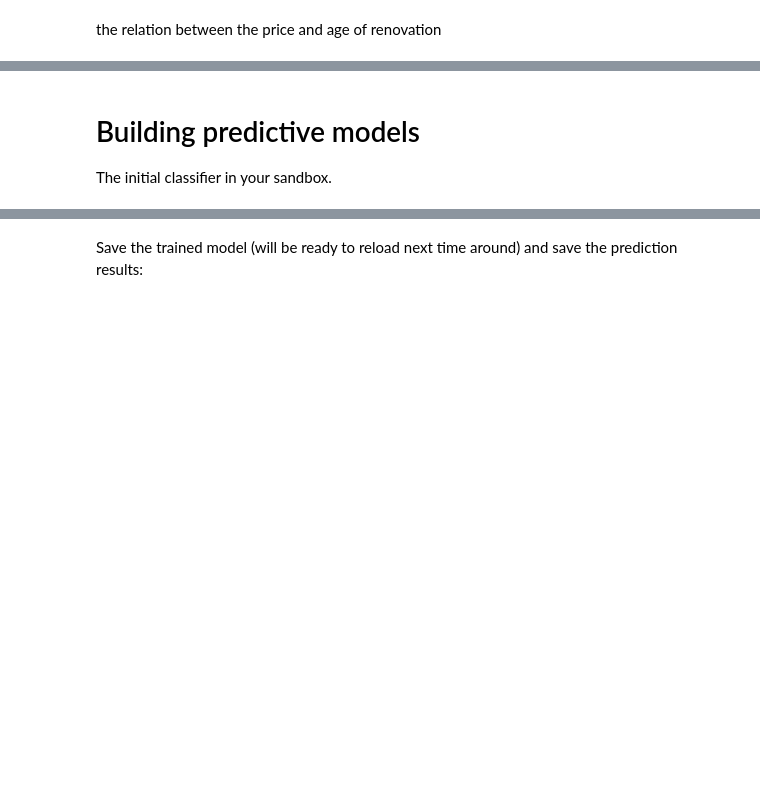
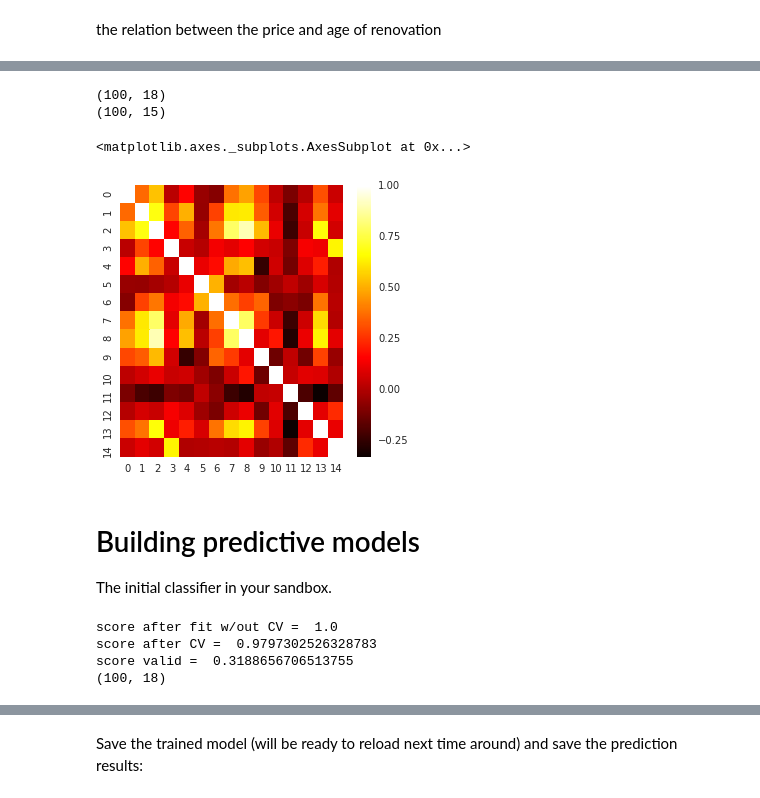
Before and after one commit to solidarite/friend, a Jupyter notebook: README.ipynb, the cells around one changed output, grey strips where cells are left out. Cells and saved outputs as stored; diff of their text form; code cells hidden in the pictures; blank space fills up the shorter version.

Commit message:
plsrs model et un toutpetit peu de prepro

```diff
--- a/README.ipynb
+++ b/README.ipynb
@@ -156,3 +220,22 @@ sns.heatmap(confusion.corr(), cmap='hot')
+# %%
+#Sort of preprocessing
+
+from sklearn.feature_selection import SelectKBest
+from sklearn.feature_selection import f_regression
+import pandas as pd
+
+print(X.shape)
+
+X_new=pd.DataFrame(SelectKBest(f_regression,k=15).fit_transform(X,Y))
+print(X_new.shape)
+
+plt.figure(figsize=(5,5))
+sns.heatmap(X_new.corr(), cmap='hot')
+# %% [output]
+(100, 18)
+(100, 15)
+<matplotlib.axes._subplots.AxesSubplot at 0x...>
+[figure, added]
 # %% [markdown]
 # Building predictive models
 The initial classifier in your sandbox.
@@ -189,15 +276,26 @@ from sklearn.cross_validation import StratifiedShuffleSplit
 from sklearn.metrics import accuracy_score
 from sklearn.metrics import confusion_matrix, mean_squared_error
 from sklearn import datasets, linear_model
+
 from sklearn.metrics import mean_squared_error, r2_score
 from sklearn.model_selection import KFold # import KFold --> do the cross-validation
 from numpy import zeros, mean
 
-nb_split=3
-kf = KFold(nb_split,True) # Define the split - into 2 folds
+r = regression()
+r.fit(X,Y)
+Y_predict=r.predict(X)
+sc=r2_score(Y,Y_predict)
+#Y_real_predict=r1.predict(X)
+
+print 'score after fit w/out CV = ',  sc
+
+
+nb_split=10
+kf = KFold(nb_split)
 i=0
 scores = zeros(nb_split)
 
+rcv = regression()
 
 for idx_t, idx_v in kf.split(X):
     Xtr = X[idx_t]
@@ -205,13 +303,22 @@ for idx_t, idx_v in kf.split(X):
 
     Xva = X[idx_v]
     Yva = y[idx_v]
-    clf = Classifier()
-    clf.fit(Xtr, Ytr)
-    Y_predict = clf.predict(Xva)
-    scores[i] =r2_score(Yva,Y_predict )
-    print 'Fold', i+1, 'R2 score metric = ', scores[i]
+
+    rcv.fit(Xtr, Ytr)
+    Y_predictcv = rcv.predict(Xva)
+    scores[i] =r2_score(Yva,Y_predictcv )
+    #print 'Fold', i+1, 'R2 score metric = ', scores[i]
     i=i+1
-print 'Average score = ', mean(scores)
+#print 'Average score after CV = ', mean(scores)
+print 'score after CV = ', r2_score(Y,rcv.predict(X))
+
+print 'score valid = ', r2_score(Y_valid,rcv.predict(X_valid))
+print X.shape
+# %% [output]
+score after fit w/out CV =  1.0
+score after CV =  0.9797302526328783
+score valid =  0.3188656706513755
+(100, 18)
 # %%
 from sklearn.cross_validation import StratifiedShuffleSplit
 from sklearn.metrics import accuracy_score
```
Also changed, not shown: parts of 24 cells of this notebook.
